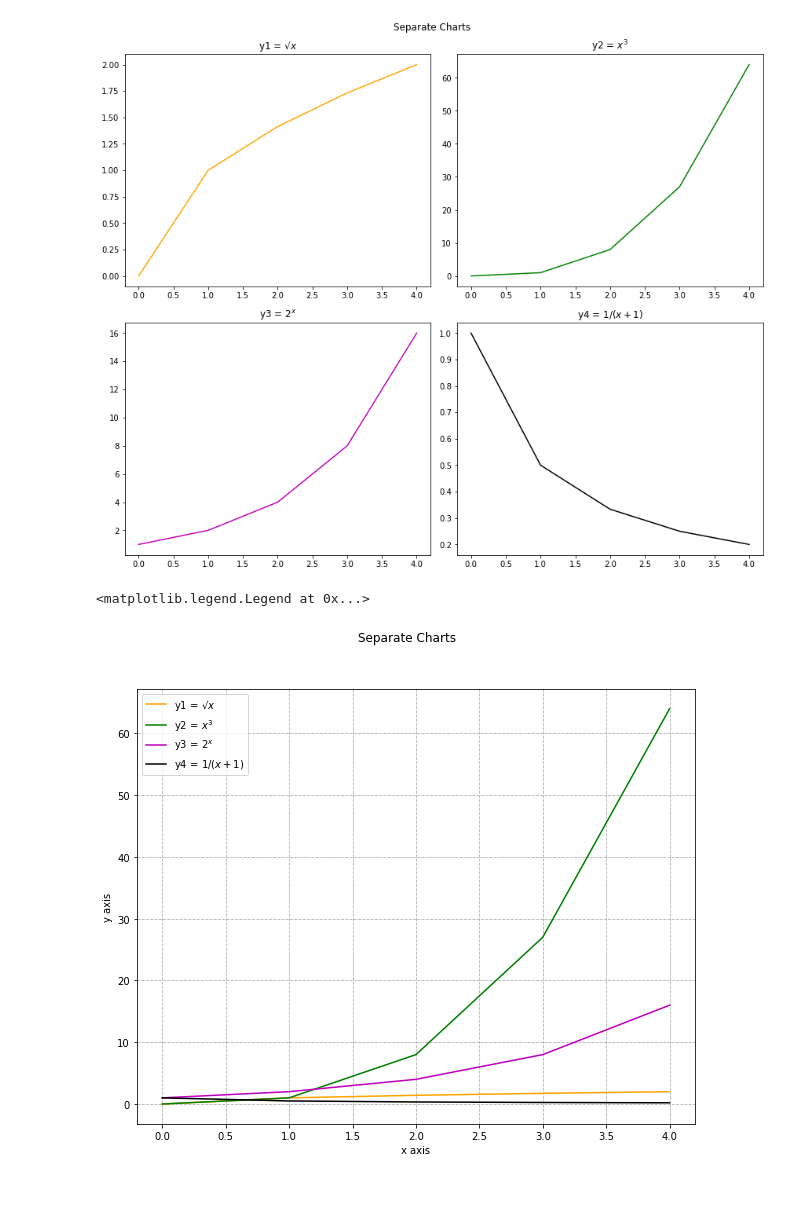
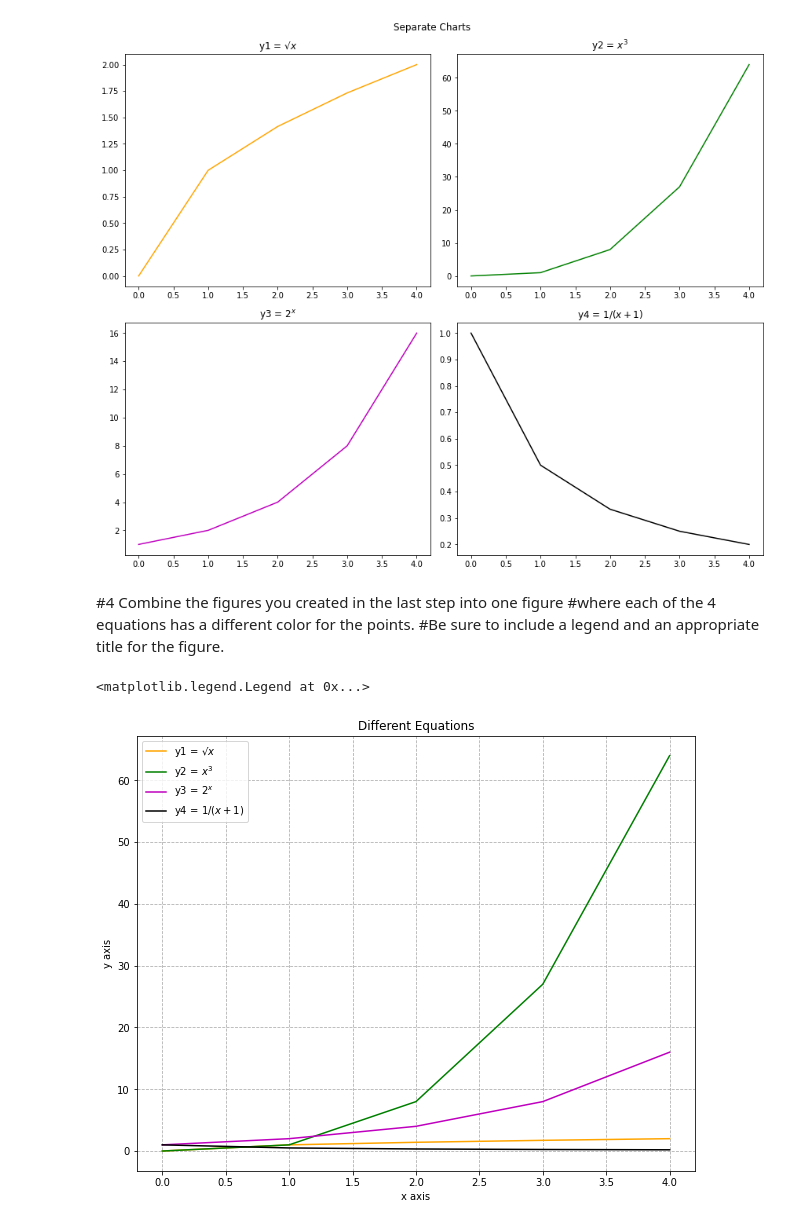
Before and after one commit to natasharivers/numpy-pandas-visualization-exercises, a Jupyter notebook: Matplotlib_exercises_correct.ipynb, the cells around one changed output. Cells and saved outputs as stored; diff of their text form; code cells hidden in the pictures; blank space fills up the shorter version.

```diff
--- a/Matplotlib_exercises_correct.ipynb
+++ b/Matplotlib_exercises_correct.ipynb
@@ -126,3 +192,7 @@ plt.show()
+# %% [markdown]
+#4 Combine the figures you created in the last step into one figure
+#where each of the 4 equations has a different color for the points.
+#Be sure to include a legend and an appropriate title for the figure.
 # %%
 import matplotlib.pyplot as plt
 
@@ -135,25 +205,26 @@ import pandas as pd
 x= list(range(5))
 y1 = [math.sqrt(x) for x in x]
 y2 = [x **3 for x in x]
-y3 = [2**x for x in x]
-y4= [1/(x+1) for x in x]
+y3 = [(2 **n) for n in x]
+y4= [(1/(n+1)) for n in x]
 # %%
 plt.figure(figsize =(10,8))
 
-plt.suptitle('Separate Charts')
+plt.title('Different Equations')
 
 
 plt.plot(x, y1, color = 'orange', label = 'y1 = $√x$')
 plt.plot(x, y2, color = 'green', label = 'y2 = $x^3$')
 plt.plot(x, y3, color = 'm', label = 'y3 = $2^x$')
 plt.plot(x, y4, color = 'black', label = 'y4 = $1/(x+1)$')
 
 plt.xlabel('x axis')
 plt.ylabel('y axis')
 
+
 plt.grid(True, ls= '--')
 
 plt.legend()
 # %% [output]
 <matplotlib.legend.Legend at 0x...>
-[figure, old version]
+[figure, new version]
```
Also changed, not shown: parts of 17 cells of this notebook.
